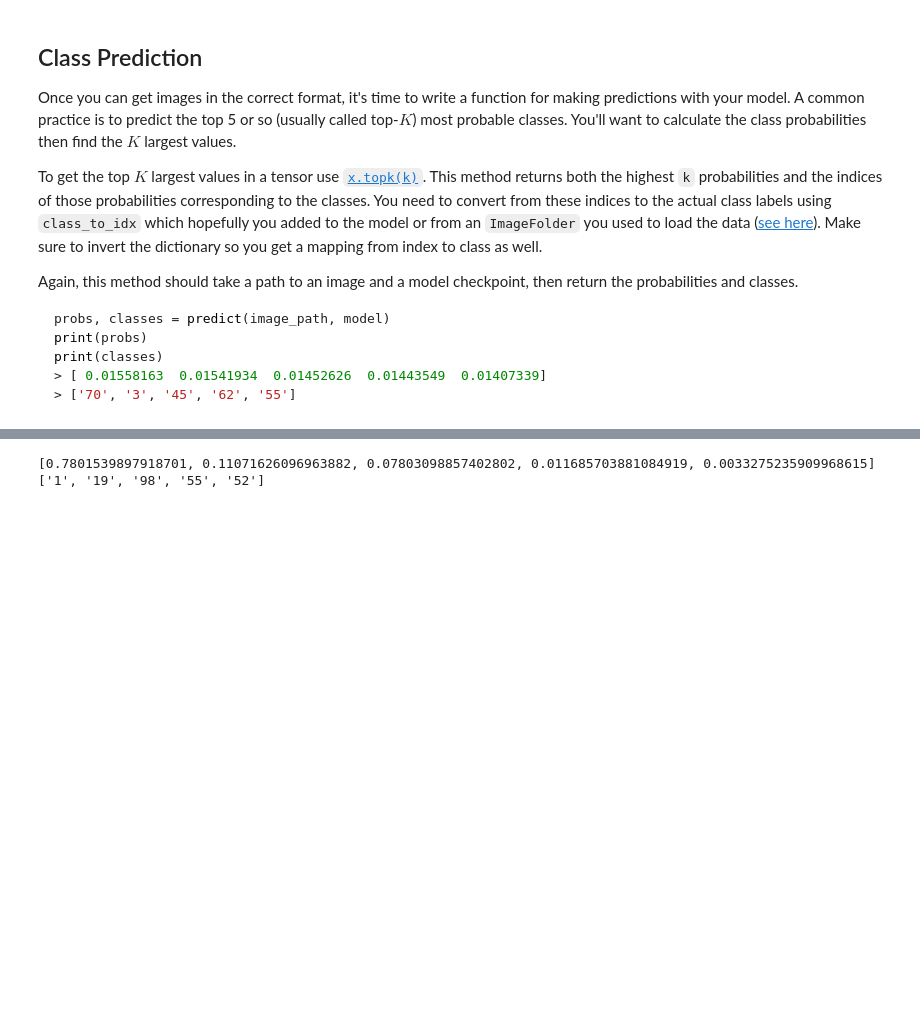
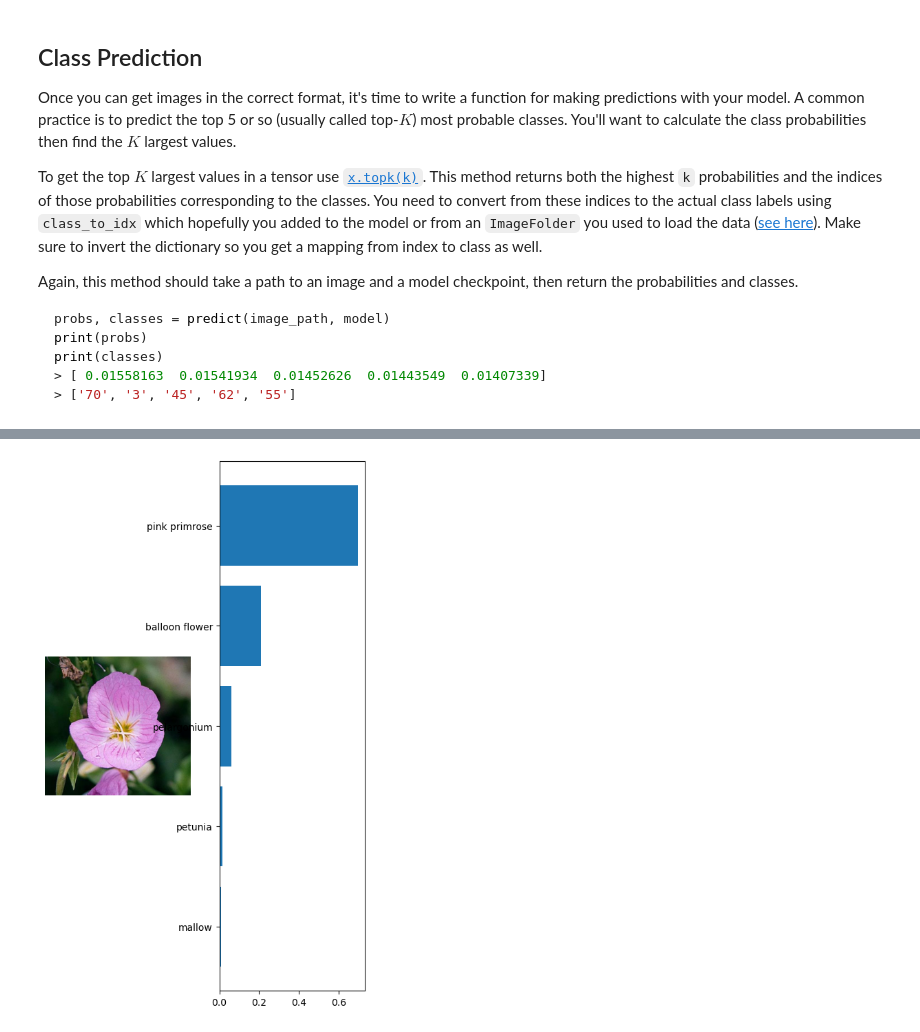
Before and after one commit to Kyle-Law/aipnd-project, a Jupyter notebook: Image Classifier Project.ipynb, the cells around one changed output, grey strips where cells are left out. Saved outputs shown, nothing was run; the diff lists cells and outputs as text; code cells hidden in the pictures; blank space fills up the shorter version.

Commit message:
Add labels for classificaiton for ImageClassifierProject

````diff
--- a/Image Classifier Project.ipynb
+++ b/Image Classifier Project.ipynb
@@ -445,38 +446,3 @@ print(classes)
 > [ 0.01558163  0.01541934  0.01452626  0.01443549  0.01407339]
 > ['70', '3', '45', '62', '55']
 ```
-# %%
-def predict(image_path, model, topk=5):
-    ''' Predict the class (or classes) of an image using a trained deep learning model.
-    '''
-
-    # TODO: Implement the code to predict the class from an image file
-    # Process the image
-    img = process_image(image_path)
-
-    # Convert to PyTorch tensor and add batch dimension
-    img_tensor = torch.from_numpy(img).type(torch.FloatTensor)
-    img_tensor = img_tensor.unsqueeze(0)  # this is for VGG
-
-    # Ensure the tensor is on the same device as the model
-    img_tensor = img_tensor.to(device)
-
-    # Make predictions
-    model.eval()  # set model to evaluation mode
-    with torch.no_grad():
-        logps = model.forward(img_tensor)
-
-    # Calculate the class probabilities
-    ps = torch.exp(logps)
-
-    # Get the topk results
-    top_probs, top_indices = ps.topk(topk)
-
-    # Convert top_probs to list
-    top_probs = top_probs.cpu().numpy().tolist()[0]
-
-    # Convert to class labels
-    idx_to_class = {v: k for k, v in model.class_to_idx.items()}
-    top_classes = [idx_to_class[idx] for idx in top_indices.cpu().numpy()[0]]
-
-    return top_probs, top_classes
@@ -491,10 +496,14 @@ You can convert from the class integer encoding to actual flower names with the
 # %%
 
 # TODO: Display an image along with the top 5 classes
 image_path = "image.jpg"  # change this to the path of your image
+# probs, classes = predict(image_path, model)
+# print(probs)
+# print(classes)
+
+# Get predictions
 probs, classes = predict(image_path, model)
-print(probs)
-print(classes)
+# Show image and predictions
+view_classify(image_path, probs, classes, cat_to_name)
 # %% [output]
-[0.7801539897918701, 0.11071626096963882, 0.07803098857402802, 0.011685703881084919, 0.0033275235909968615]
-['1', '19', '98', '55', '52']
+[figure, added]
````
Also changed, not shown: parts of 6 cells of this notebook.
